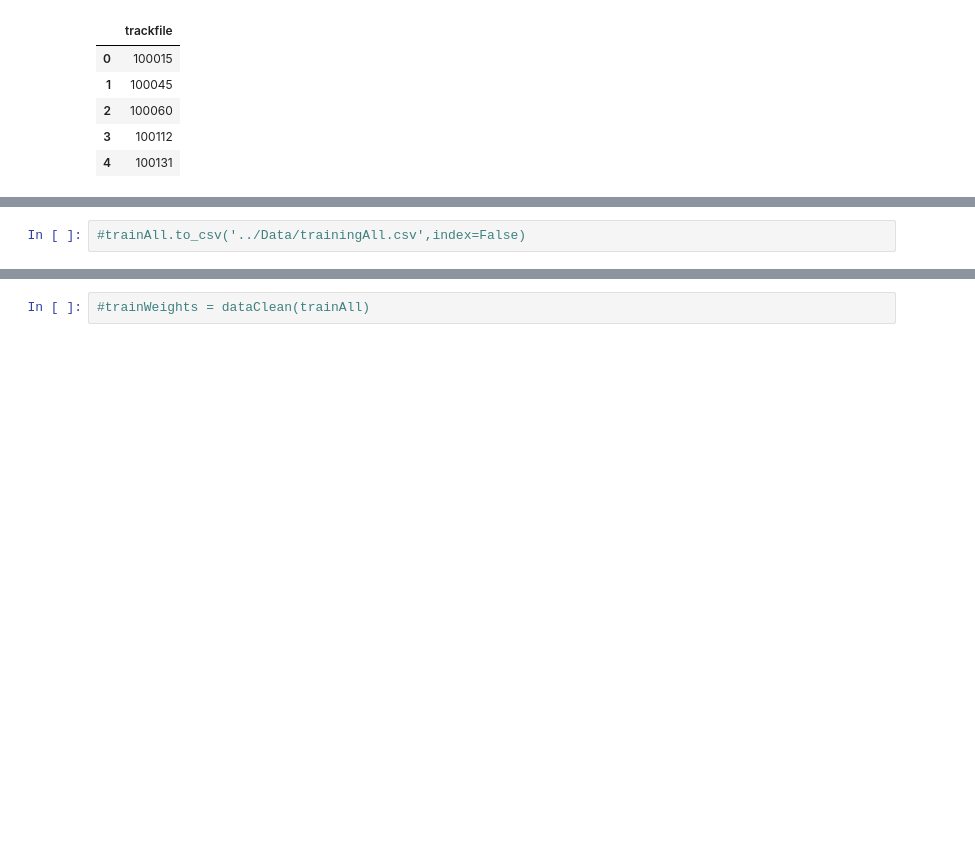
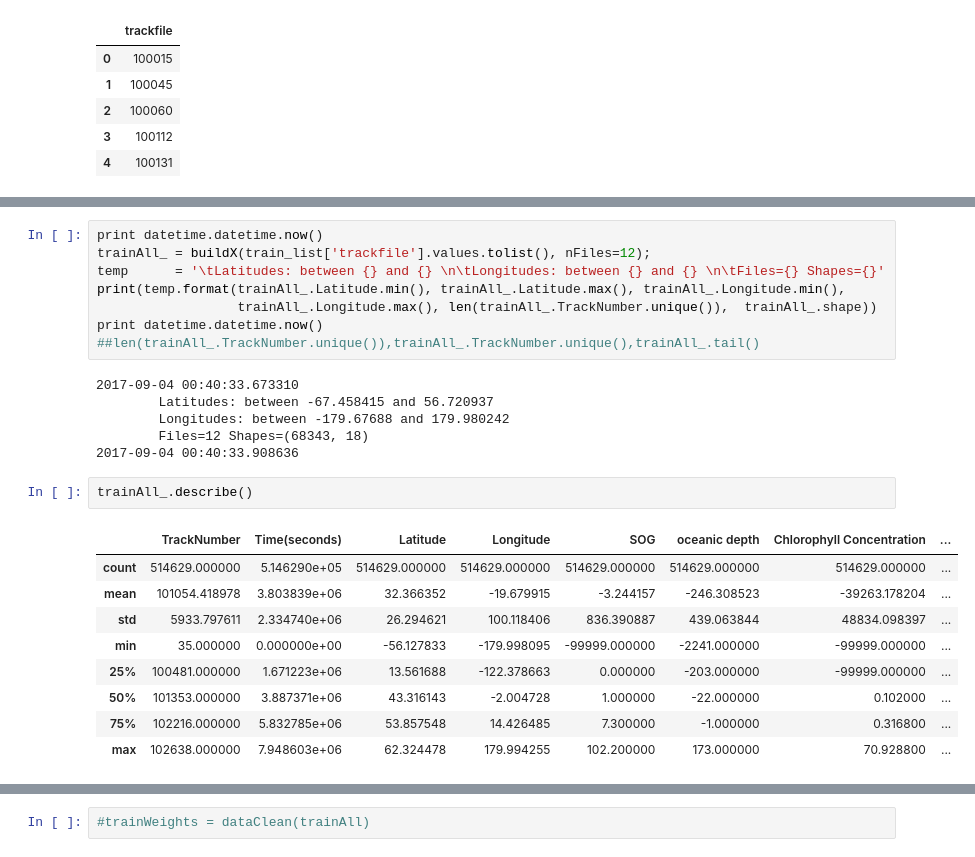
Before and after one commit to SorokinV/TopCoder-2017-08-FishMen2, a Jupyter notebook: Jupyter-NET/Fish-Exp-01-XGB.ipynb, the cells around one changed output, grey strips where cells are left out. Cells and saved outputs as stored; diff of their text form; blank space fills up the shorter version.

```diff
--- a/Jupyter-NET/Fish-Exp-01-XGB.ipynb
+++ b/Jupyter-NET/Fish-Exp-01-XGB.ipynb
@@ -150,2 +171,26 @@ print(y_train.shape,trainAll.shape)
-# %%
-#trainAll.to_csv('../Data/trainingAll.csv',index=False)
+# %%
+print datetime.datetime.now()
+trainAll_ = buildX(train_list['trackfile'].values.tolist(), nFiles=12);
+temp      = '\tLatitudes: between {} and {} \n\tLongitudes: between {} and {} \n\tFiles={} Shapes={}'
+print(temp.format(trainAll_.Latitude.min(), trainAll_.Latitude.max(), trainAll_.Longitude.min(),
+                  trainAll_.Longitude.max(), len(trainAll_.TrackNumber.unique()),  trainAll_.shape))
+print datetime.datetime.now()
+##len(trainAll_.TrackNumber.unique()),trainAll_.TrackNumber.unique(),trainAll_.tail()
+# %% [output]
+2017-09-04 00:40:33.673310
+        Latitudes: between -67.458415 and 56.720937
+        Longitudes: between -179.67688 and 179.980242
+        Files=12 Shapes=(68343, 18)
+2017-09-04 00:40:33.908636
+# %%
+trainAll_.describe()
+# %% [output]
+|  | TrackNumber | Time(seconds) | Latitude | Longitude | SOG | oceanic depth | Chlorophyll Concentration | ... |
+| count | 514629.000000 | 5.146290e+05 | 514629.000000 | 514629.000000 | 514629.000000 | 514629.000000 | 514629.000000 | ... |
+| mean | 101054.418978 | 3.803839e+06 | 32.366352 | -19.679915 | -3.244157 | -246.308523 | -39263.178204 | ... |
+| std | 5933.797611 | 2.334740e+06 | 26.294621 | 100.118406 | 836.390887 | 439.063844 | 48834.098397 | ... |
+| min | 35.000000 | 0.000000e+00 | -56.127833 | -179.998095 | -99999.000000 | -2241.000000 | -99999.000000 | ... |
+| 25% | 100481.000000 | 1.671223e+06 | 13.561688 | -122.378663 | 0.000000 | -203.000000 | -99999.000000 | ... |
+| 50% | 101353.000000 | 3.887371e+06 | 43.316143 | -2.004728 | 1.000000 | -22.000000 | 0.102000 | ... |
+| 75% | 102216.000000 | 5.832785e+06 | 53.857548 | 14.426485 | 7.300000 | -1.000000 | 0.316800 | ... |
+| max | 102638.000000 | 7.948603e+06 | 62.324478 | 179.994255 | 102.200000 | 173.000000 | 70.928800 | ... |
```
Also changed, not shown: parts of 6 cells of this notebook.
